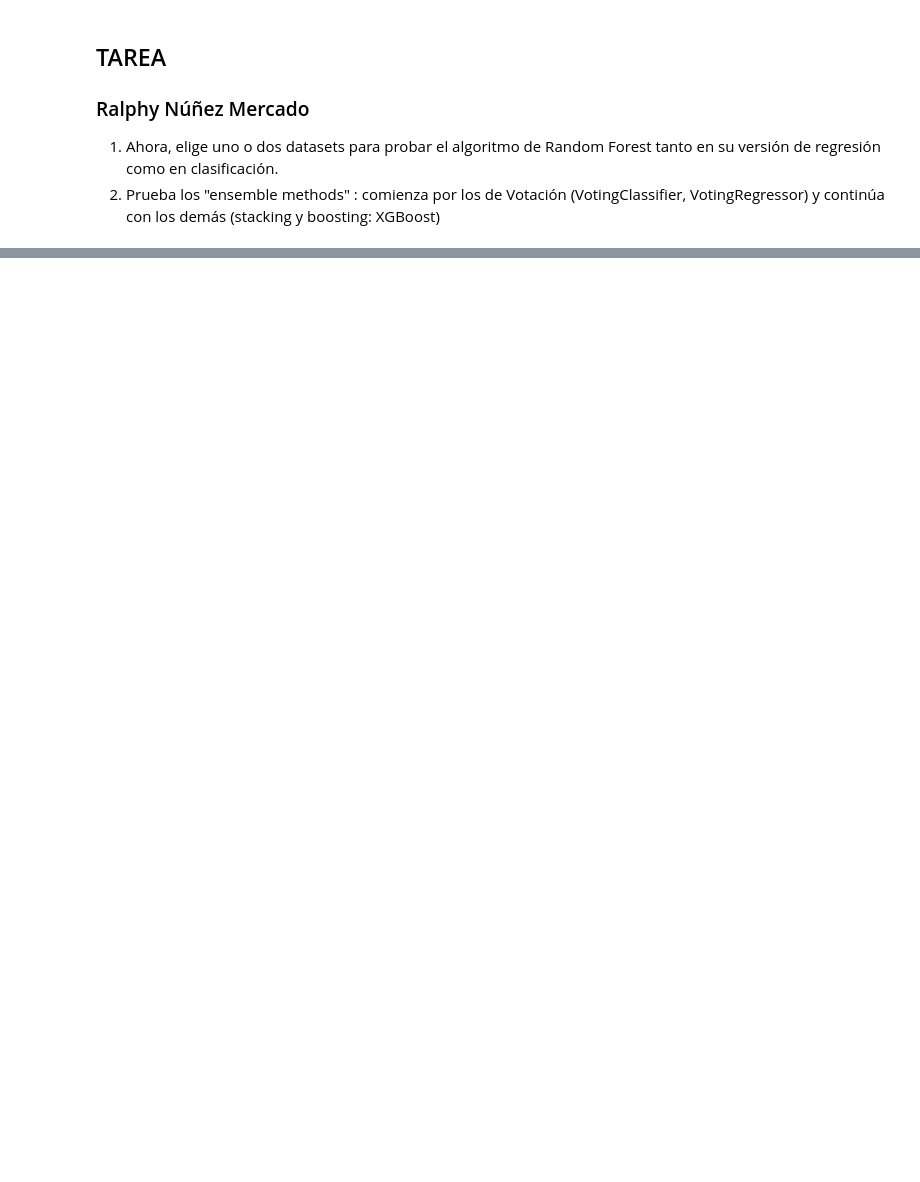
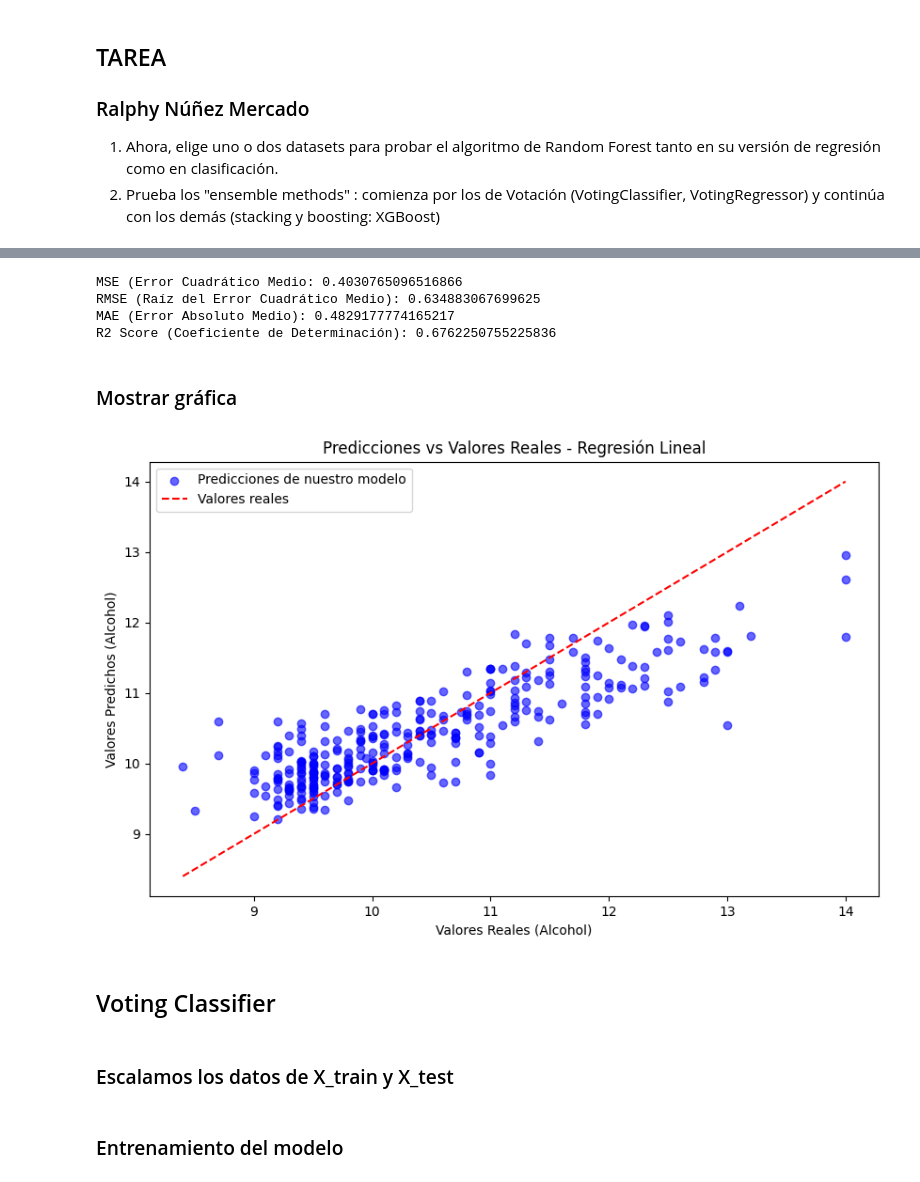
Before and after one commit to RalphNM1/InteligenciaArtificial, a Jupyter notebook: Ejercicios/RandomForest/random_forest.ipynb, the cells around one changed output, grey strips where cells are left out. Drawn from its saved outputs; the diff is of its cells as text; code cells hidden in the pictures; blank space fills up the shorter version.

```diff
--- a/Ejercicios/RandomForest/random_forest.ipynb
+++ b/Ejercicios/RandomForest/random_forest.ipynb
@@ -141,0 +150,9 @@ Please also refer to the documentation for alternative solver options:
+# %%
+r1 = LinearRegression()
+r2 = RandomForestRegressor(n_estimators=10, random_state=1)
+r3 = KNeighborsRegressor()
+er = VotingRegressor([('lr', r1), ('rf', r2), ('r3', r3)])
+
+er.fit(X_train_vino,y_train_vino)
+
+prediccion_vino2 = er.predict(X_test_vino)
@@ -141,0 +161,33 @@ Please also refer to the documentation for alternative solver options:
+# %%
+mse = mean_squared_error(y_test_vino, prediccion_vino2)
+rmse = np.sqrt(mse)
+mae = mean_absolute_error(y_test_vino, prediccion_vino2)
+r2 = r2_score(y_test_vino, prediccion_vino2)
+
+print("MSE (Error Cuadrático Medio:", mse)
+print("RMSE (Raíz del Error Cuadrático Medio):", rmse)
+print("MAE (Error Absoluto Medio):", mae)
+print("R2 Score (Coeficiente de Determinación):", r2)
+# %% [output]
+MSE (Error Cuadrático Medio: 0.4030765096516866
+RMSE (Raíz del Error Cuadrático Medio): 0.634883067699625
+MAE (Error Absoluto Medio): 0.4829177774165217
+R2 Score (Coeficiente de Determinación): 0.6762250755225836
+# %% [markdown]
+### Mostrar gráfica
+# %%
+plt.figure(figsize=(10, 6))
+plt.scatter(y_test_vino, prediccion_vino2, color='blue', alpha=0.6, label='Predicciones de nuestro modelo')
+limites = np.array([min(y_test_vino.min(), prediccion_vino2.min()), max(y_test_vino.max(), prediccion_vino2.max())])
+plt.plot(limites, limites, color='red', linestyle='--', label='Valores reales')
+plt.title('Predicciones vs Valores Reales - Regresión Lineal')
+plt.xlabel('Valores Reales (Alcohol)')
+plt.ylabel('Valores Predichos (Alcohol)')
+plt.legend()
+plt.show()
+# %% [output]
+[figure, added]
+# %% [markdown]
+## Voting Classifier
+# %% [markdown]
+### Escalamos los datos de X_train y X_test
@@ -141,0 +198,2 @@ Please also refer to the documentation for alternative solver options:
+# %% [markdown]
+### Entrenamiento del modelo
```
Also changed, not shown: parts of 57 cells of this notebook, 1 other file.
